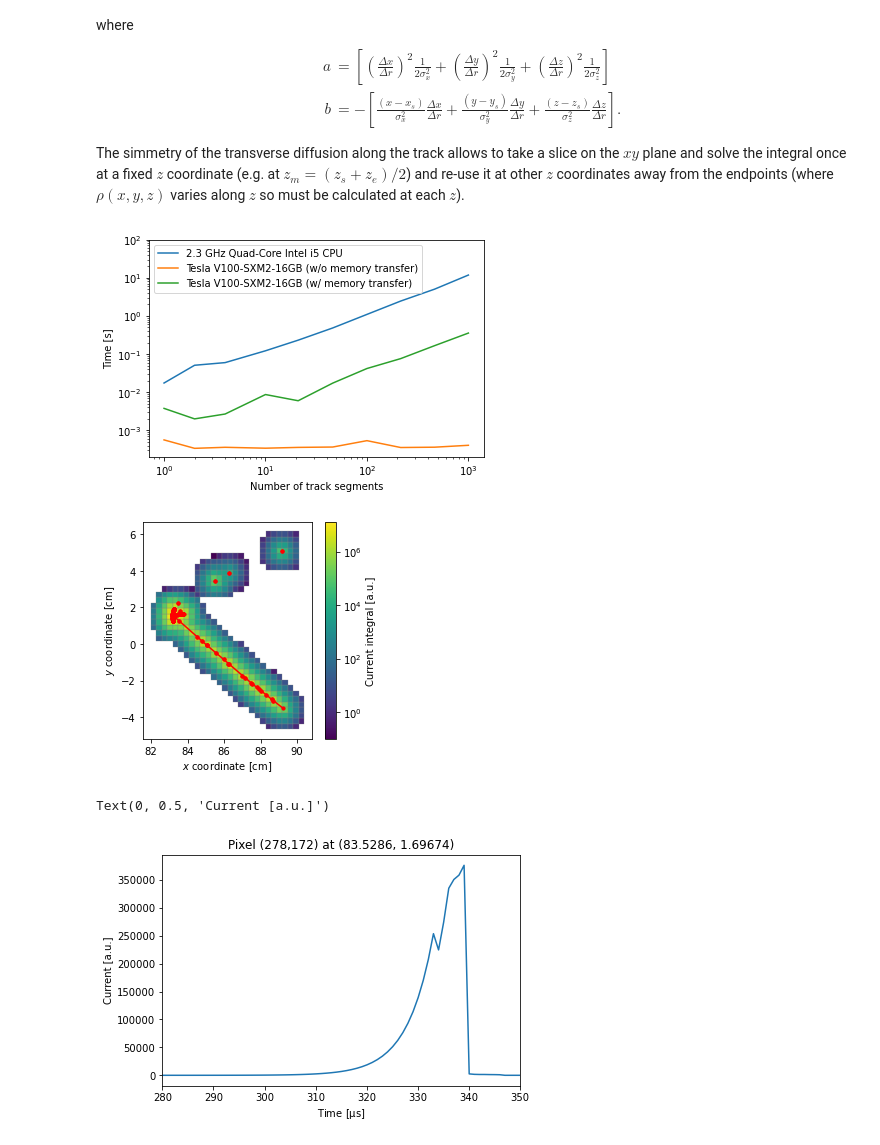
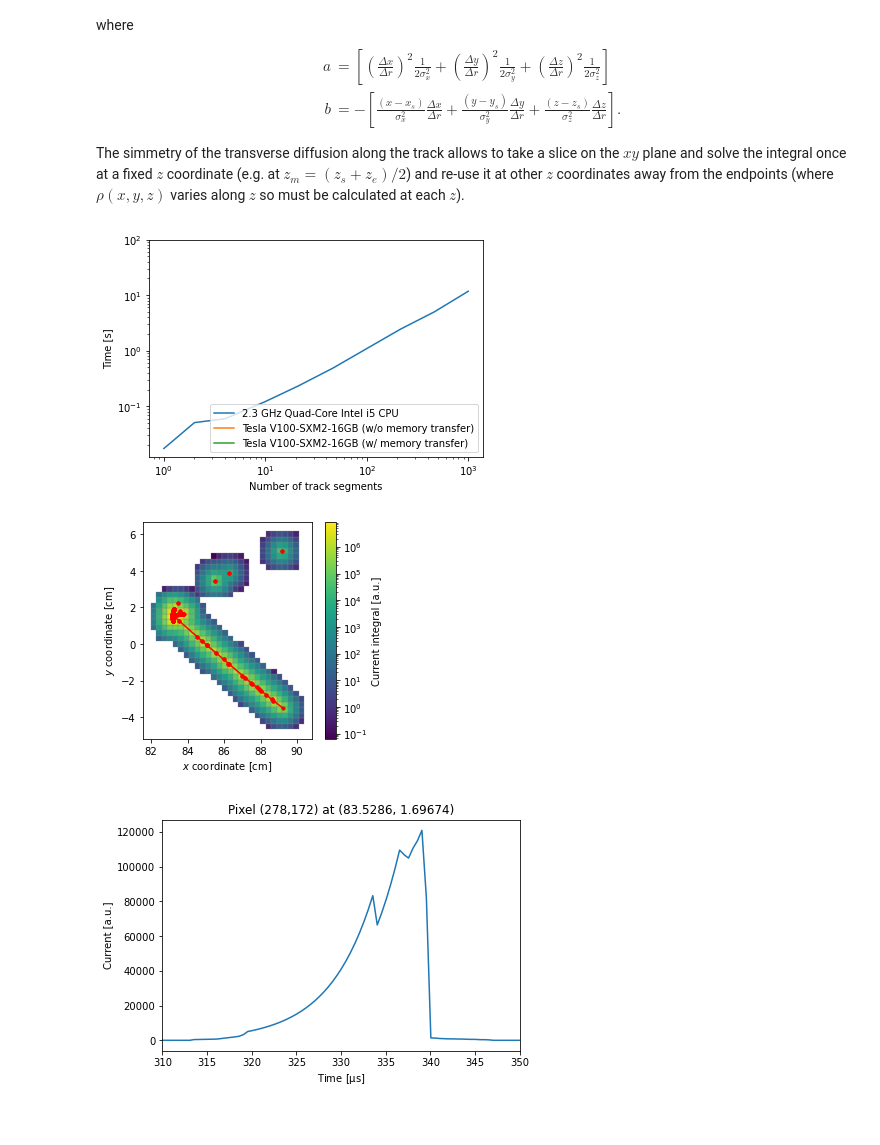
Before and after one commit to DUNE/larnd-sim, a Jupyter notebook: examples/Pixel induced current.ipynb, the cells around one changed output. Saved outputs shown, nothing was run; the diff lists cells and outputs as text; code cells hidden in the pictures.

Commit message:
Storing only the relevant time intervals and not the entire drift time

```diff
--- a/examples/Pixel induced current.ipynb
+++ b/examples/Pixel induced current.ipynb
@@ -95,42 +104,54 @@ b &= -\left[\frac{(x-x_s)}{\sigma_x^2}\frac{\Delta x}{\Delta r}+
 
 The simmetry of the transverse diffusion along the track allows to take a slice on the $xy$ plane and solve the integral once at a fixed $z$ coordinate (e.g. at $z_{m} = (z_s+z_e)/2$) and re-use it at other $z$ coordinates away from the endpoints (where $\rho(x,y,z)$ varies along $z$ so must be calculated at each $z$).
 # %%
-nn = np.logspace(0,3,10,dtype=np.int32)
+nn = np.logspace(2,2,1,dtype=np.int32)
 times_gpu = []
 times_gpu_memory = []
 
 for n in nn:
     selected_tracks = d_tracks_np[:n]
-    threadsperblock = 128
-    blockspergrid = ceil(selected_tracks.shape[0] / threadsperblock)
 
+    # Here we find the pixels involved
     active_pixels = np.zeros(shape=(selected_tracks.shape[0], 10, 2))
     neighboring_pixels = np.full((selected_tracks.shape[0], 80, 2), -1)
     n_pixels_list = np.zeros(shape=(selected_tracks.shape[0]))
-
+    threadsperblock = 128
+    blockspergrid = ceil(selected_tracks.shape[0] / threadsperblock)
     pixels_from_track.get_pixels[threadsperblock,blockspergrid](selected_tracks,
                                                                 active_pixels,
                                                                 neighboring_pixels,
                                                                 n_pixels_list)
+
+    # Here we calculate the longest induced signal
+    max_length = np.array([0])
+    blockspergrid = ceil(selected_tracks.shape[0] / threadsperblock)
+    detsim.max_time_interval[threadsperblock, selected_tracks.shape[0]](max_length, selected_tracks)
+
+    # Here we create the array containing the time ticks
+    time_intervals = np.zeros((selected_tracks.shape[0],max_length[0]))
+    threadsperblock = (128, 128)
+    blockspergrid_x = ceil(time_intervals.shape[0] / threadsperblock[0])
+    blockspergrid_y = ceil(time_intervals.shape[1] / threadsperblock[1])
+    blockspergrid = (blockspergrid_x, blockspergrid_y)
+    detsim.calculate_time_intervals[threadsperblock,blockspergrid](selected_tracks, time_intervals)
+
+    # Here we calculate the induced current signals
     signals = np.zeros((selected_tracks.shape[0],
                         neighboring_pixels.shape[1],
-                        consts.time_ticks.shape[0]), dtype=np.float32)
-    threadsperblock = (128,128,128)
+                        time_intervals.shape[1]), dtype=np.float32)
+    threadsperblock = (128, 128, 128)
     blockspergrid_x = ceil(signals.shape[0] / threadsperblock[0])
     blockspergrid_y = ceil(signals.shape[1] / threadsperblock[1])
     blockspergrid_z = ceil(signals.shape[2] / threadsperblock[2])
     blockspergrid = (blockspergrid_x, blockspergrid_y, blockspergrid_z)
-
-    slice_size = 20
     start = time()
     d_signals = cuda.to_device(signals)
     d_pixels = cuda.to_device(neighboring_pixels)
-    d_selected_tracks = cuda.to_device(selected_tracks)
     start_nomemory = time()
     detsim.tracks_current[threadsperblock, blockspergrid](d_signals,
                                                           d_pixels,
-                                                          d_selected_tracks,
-                                                          slice_size)
+                                                          selected_tracks,
+                                                          time_intervals)
     end_nomemory = time()
     end = time()
     times_gpu.append(end_nomemory-start_nomemory)
@@ -159,59 +180,62 @@ plt.ylim(top=1e2)
 plt.xlabel("Number of track segments")
 plt.ylabel("Time [s]")
 _ = plt.legend()
+plt.savefig("times.pdf")
 # %% [output]
-[figure, old version]
+[figure, new version]
 # %%
 float_array = nb.types.float32[::1]
 pixelID_type = nb.types.Tuple((nb.int64, nb.int64))
 signal_type = nb.types.ListType(nb.types.Tuple((nb.float64, nb.float64, float_array)))
-active_pixels = detsim.join_pixel_signals(d_signals.copy_to_host(), neighboring_pixels)
+joined_pixels = detsim.join_pixel_signals(d_signals.copy_to_host(), neighboring_pixels, time_intervals)
 # %%
-currents = np.array([sum(detsim.pixel_response(active_pixels[p], consts.time_ticks)) for p in active_pixels.keys()])
+currents = np.array([sum(detsim.pixel_response(joined_pixels[p], consts.time_ticks)) for p in joined_pixels.keys()])
 # %%
 norm = mpl.colors.LogNorm(vmin=min(currents[currents>0]), vmax=max(currents))
 cmap = cm.viridis
 m = cm.ScalarMappable(norm=norm, cmap=cmap)
 
 fig, ax = plt.subplots(1,1)
-for i,p in enumerate(active_pixels.keys()):
+for i,p in enumerate(joined_pixels.keys()):
     if currents[i]:
         rect = plt.Rectangle(((p[0])*consts.pixel_size[0]+consts.tpc_borders[0][0],
                               (p[1])*consts.pixel_size[1]+consts.tpc_borders[1][0]),
                              consts.pixel_size[0],consts.pixel_size[1],
                              linewidth=0.3,
                              edgecolor='grey',
                              facecolor=m.to_rgba(currents[i]), label='Pixel')
         ax.add_patch(rect)
 
 for t in selected_tracks:
     ax.plot((t[cols['x_start']], t[cols['x_end']]),
             (t[cols['y_start']], t[cols['y_end']]),
             c='r',
             zorder=10)
     ax.scatter((t[cols['x_start']], t[cols['x_end']]),
                (t[cols['y_start']], t[cols['y_end']]),
                c='r',
                s=10,
                zorder=10)
 
 ax.set_xlabel("$x$ coordinate [cm]")
 ax.set_ylabel("$y$ coordinate [cm]")
 ax.set_aspect("equal")
 _ = plt.colorbar(m,fraction=0.046, pad=0.04, label='Current integral [a.u.]')
+fig.savefig("charge.pdf")
 # %% [output]
-[figure, old version]
+[figure, new version]
 # %%
 fig, ax = plt.subplots(1,1, constrained_layout=True)
 pixelID = detsim.pixel_from_coordinates(83.6, 1.8, consts.n_pixels)
-current = detsim.pixel_response(active_pixels[pixelID], consts.time_ticks)
+current = detsim.pixel_response(joined_pixels[pixelID], consts.time_ticks)
 ax.plot(consts.time_ticks, current, label='Current')
-ax.set_xlim(280,350)
+ax.set_xlim(310,350)
+# ax.set_yscale("log")
 ax.set_title("Pixel (%i,%i) at (%g, %g)" % (pixelID[0], pixelID[1],
                                             (pixelID[0] + consts.pixel_size[0]/2)*consts.pixel_size[0]+consts.tpc_borders[0][0],
                                             (pixelID[1] + consts.pixel_size[0]/2)*consts.pixel_size[1]+consts.tpc_borders[1][0]))
 ax.set_xlabel("Time [$\mathrm{\mu}$s]")
 ax.set_ylabel("Current [a.u.]")
+fig.savefig("current.pdf")
 # %% [output]
-Text(0, 0.5, 'Current [a.u.]')
-[figure, old version]
+[figure, new version]
```
Also changed, not shown: parts of 4 cells of this notebook, 3 other files.
